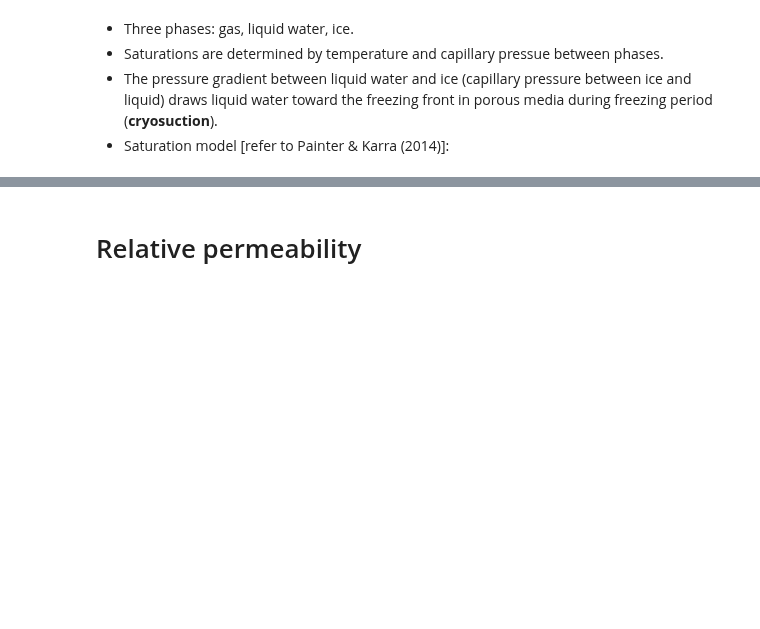
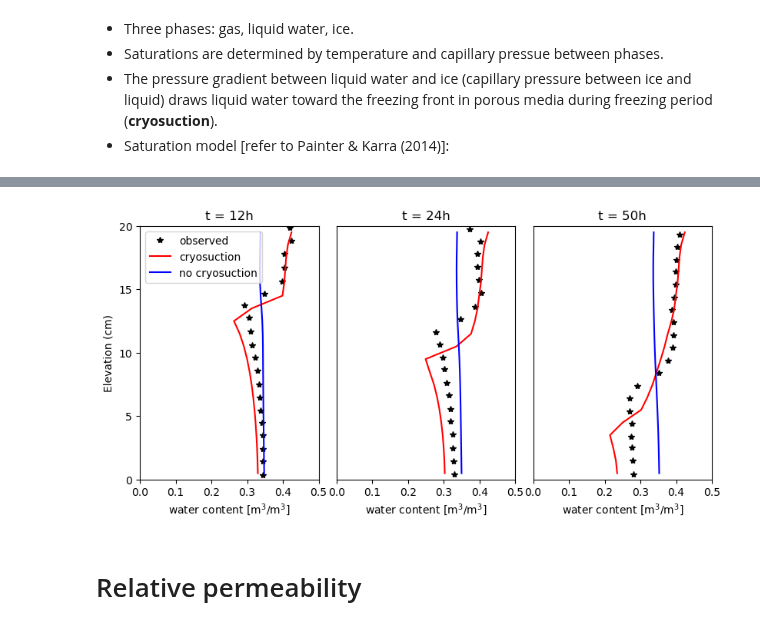
Before and after one commit to amanzi/ats-short-course, a Jupyter notebook: 06_arctic_hydrology/arctic.ipynb, the cells around one changed output, grey strips where cells are left out. Cells and saved outputs as stored; diff of their text form; code cells hidden in the pictures; blank space fills up the shorter version.

Commit message:
add cryo vs. nocryo example

```diff
--- a/06_arctic_hydrology/arctic.ipynb
+++ b/06_arctic_hydrology/arctic.ipynb
@@ -26,3 +59,53 @@ Refer to **"Integrated surface/subsurface permafrost thermal hydrology: Model fo
+# %%
+def get_thetaW(case, time_idx):
+    with h5py.File('{}/ats_vis_data.h5'.format(case), 'r') as f:
+        cell_volume = f['cell_volume']['0'][:,0]
+        cycles = np.sort([int(c) for c in f['pressure'].keys()])
+        wc_mols = f['water_content'][str(cycles[time_idx])][:,0]
+        rho = f['molar_density_liquid'][str(cycles[time_idx])][:,0]
+    return wc_mols/rho/cell_volume
+# %%
+df_labexp = pd.read_csv("data/labexp_Mizoguchi1990.csv")
+# %%
+wc_12h_cryo = get_thetaW('column-cryo', 12)
+wc_24h_cryo = get_thetaW('column-cryo', 24)
+wc_50h_cryo = get_thetaW('column-cryo', 50)
+
+wc_12h_nocryo = get_thetaW('column-nocryo', 12)
+wc_24h_nocryo = get_thetaW('column-nocryo', 24)
+wc_50h_nocryo = get_thetaW('column-nocryo', 50)
+
+depth = np.arange(0.5, 20, 1)
+# %%
+fig, ax = plt.subplots(1,3, figsize=(8,4))
+plt.subplots_adjust(top=0.94, bottom=0.115, left=0.06, right=0.99, wspace=0.1)
+df_labexp.plot(x='total_water_content_12h', y='z_12h', ax=ax[0], style='*', color='k', label='observed', xlabel=r'water content [m$^3$/m$^3$]')
+ax[0].plot(wc_12h_cryo, depth, 'r-', label='cryosuction')
+ax[0].plot(wc_12h_nocryo, depth, 'b-', label='no cryosuction')
+ax[0].set_title('t = 12h')
+
+
+df_labexp.plot(x='total_water_content_24h', y='z_24h', ax=ax[1], style='*', color='k', yticks=[], legend=False, xlabel=r'water content [m$^3$/m$^3$]')
+ax[1].plot(wc_24h_cryo, depth, 'r-')
+ax[1].plot(wc_24h_nocryo, depth, 'b-')
+ax[1].set_title('t = 24h')
+
+
+df_labexp.plot(x='total_water_content_50h', y='z_50h', ax=ax[2], style='*', color='k', yticks=[], legend=False, xlabel=r'water content [m$^3$/m$^3$]')
+ax[2].plot(wc_50h_cryo, depth, 'r-')
+ax[2].plot(wc_50h_nocryo, depth, 'b-')
+ax[2].set_title('t = 50h')
+
+
+for i in range(3):
+    ax[i].set_xticks(np.arange(0, 0.51, 0.1))
+    ax[i].set_ylim(0, 20)
+
+ax[0].set_ylabel('Elevation (cm)')
+ax[0].set_yticks(np.arange(0, 20.1, 5))
+ax[0].legend();
+# %% [output]
+[figure, added]
 # %% [markdown]
 # Relative permeability
 # %% [markdown]
```
Also changed, not shown: parts of 6 cells of this notebook, 10 other files.
